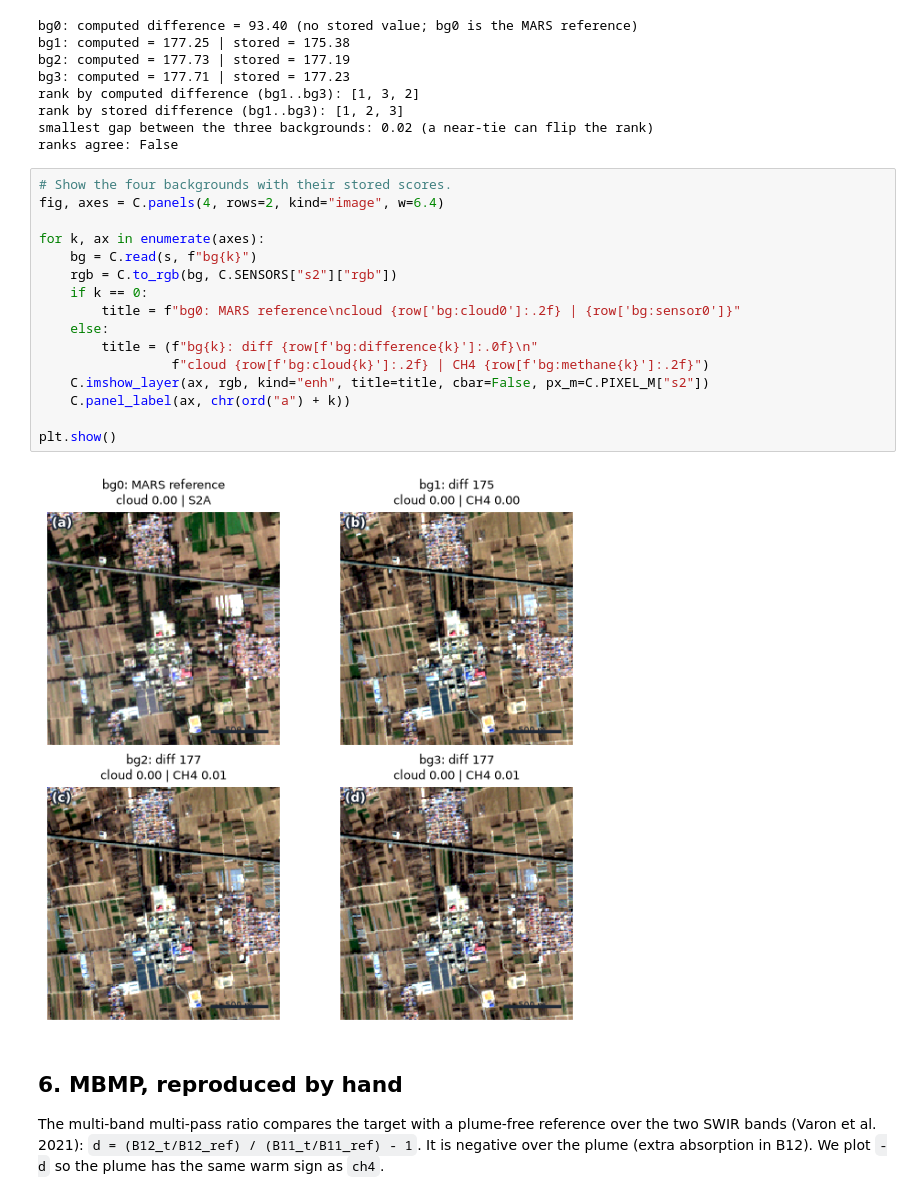
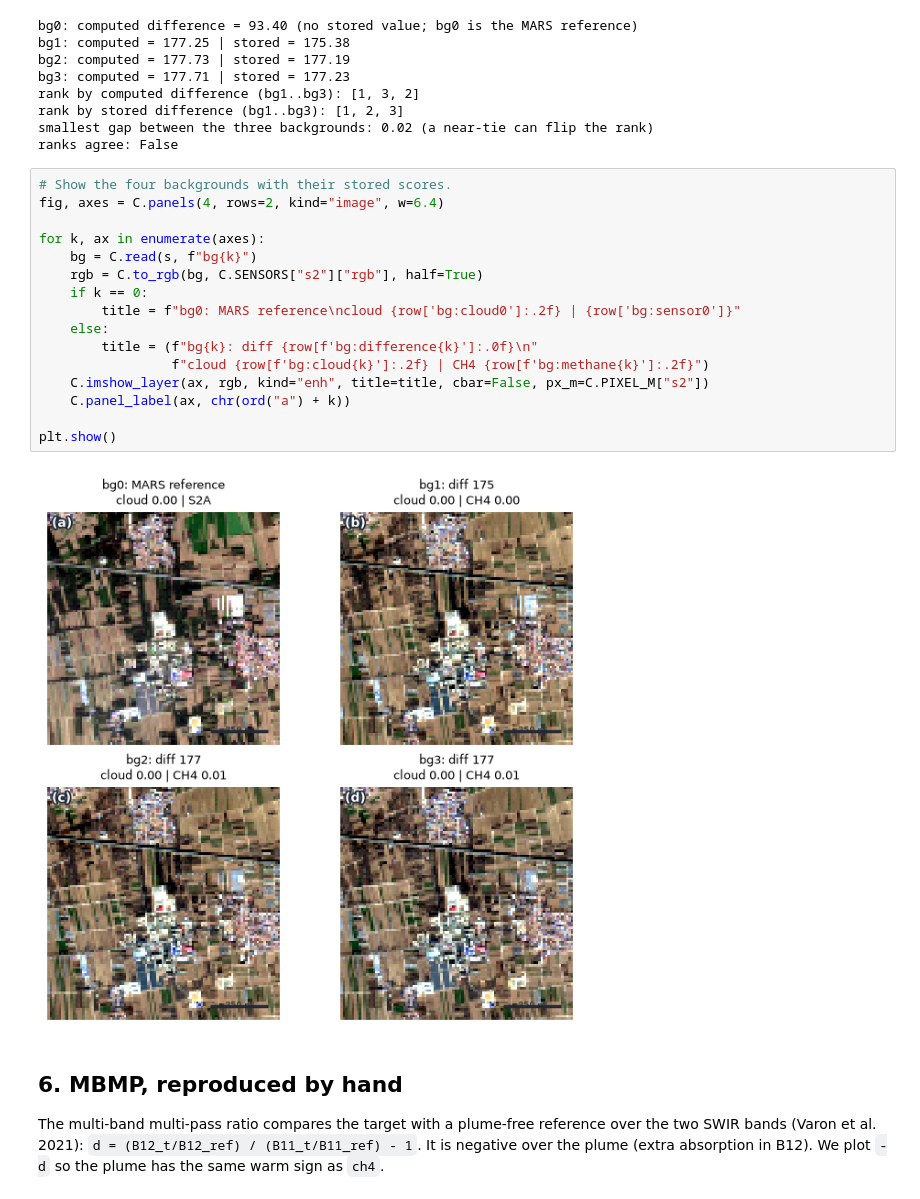
Before and after one commit to IPL-UV/taco-methaneset, a Jupyter notebook: methaneset-codes/notebooks/01_s2.ipynb, the cells around one changed output. Drawn from its saved outputs; the diff is of its cells as text.

Commit message:
Half-resolution context RGBs, with to_rgb restored properly

```diff
--- a/methaneset-codes/notebooks/01_s2.ipynb
+++ b/methaneset-codes/notebooks/01_s2.ipynb
@@ -410,21 +410,21 @@ ranks agree: False
 # %%
 # Show the four backgrounds with their stored scores.
 fig, axes = C.panels(4, rows=2, kind="image", w=6.4)
 
 for k, ax in enumerate(axes):
     bg = C.read(s, f"bg{k}")
-    rgb = C.to_rgb(bg, C.SENSORS["s2"]["rgb"])
+    rgb = C.to_rgb(bg, C.SENSORS["s2"]["rgb"], half=True)
     if k == 0:
         title = f"bg0: MARS reference\ncloud {row['bg:cloud0']:.2f} | {row['bg:sensor0']}"
     else:
         title = (f"bg{k}: diff {row[f'bg:difference{k}']:.0f}\n"
                  f"cloud {row[f'bg:cloud{k}']:.2f} | CH4 {row[f'bg:methane{k}']:.2f}")
     C.imshow_layer(ax, rgb, kind="enh", title=title, cbar=False, px_m=C.PIXEL_M["s2"])
     C.panel_label(ax, chr(ord("a") + k))
 
 plt.show()
 # %% [output]
-[figure, old version]
+[figure, new version]
 # %% [markdown]
 <a name="sec6" id="sec6"></a>
 
```
Also changed, not shown: 2 other files.
